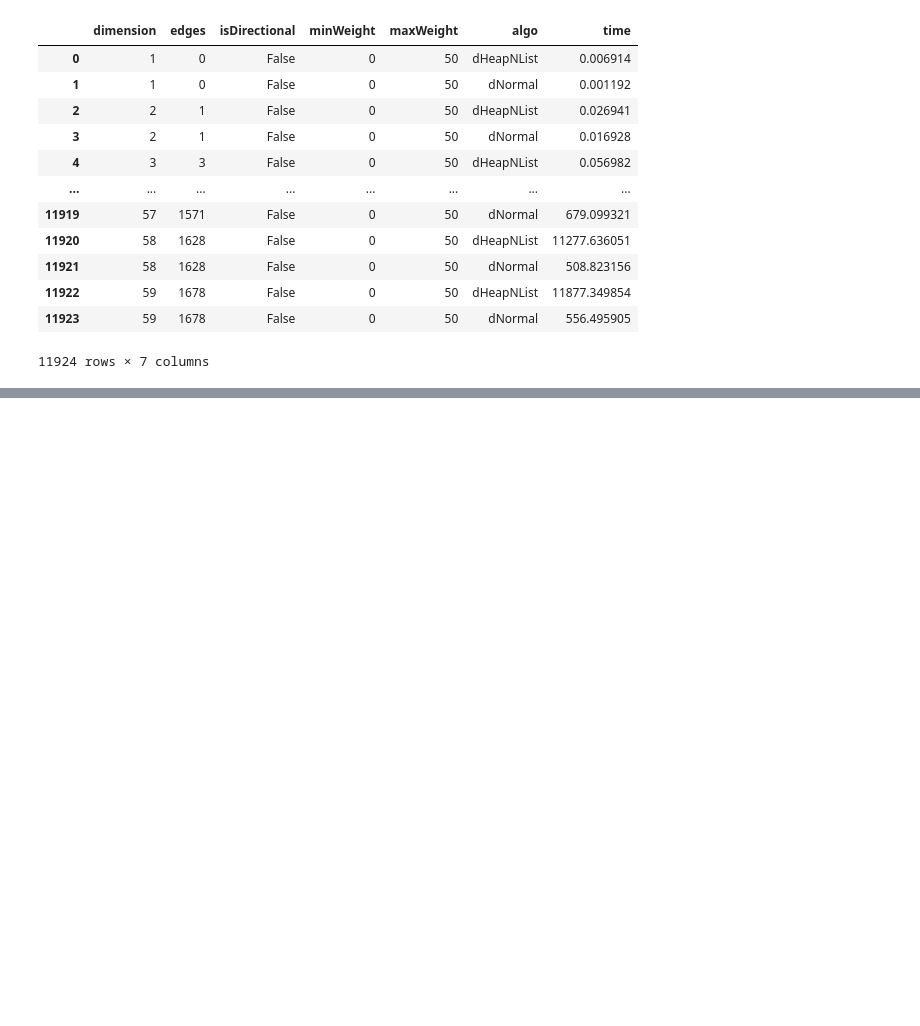
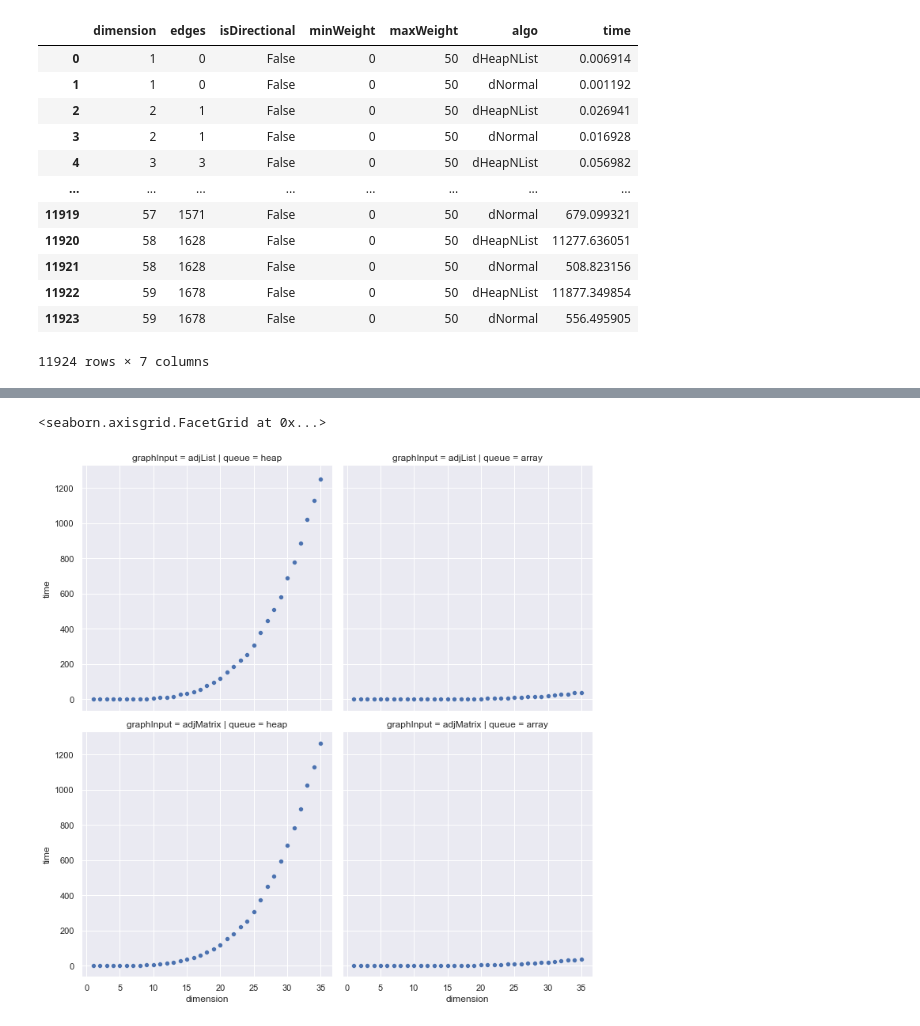
Before and after one commit to TsienJin/SC2001-Group-Projects, a Jupyter notebook: Proj2/Findings.ipynb, the cells around one changed output, grey strips where cells are left out. Saved outputs shown, nothing was run; the diff lists cells and outputs as text; code cells hidden in the pictures; blank space fills up the shorter version.

```diff
--- a/Proj2/Findings.ipynb
+++ b/Proj2/Findings.ipynb
@@ -33,0 +34,4 @@ initPlot.map(sns.scatterplot, "dimension", "time")
+# %%
+### Importing entire testing data
+compareAllFinding = pd.read_csv('./results/compareAllVar.csv')
+compareAllFinding
@@ -33,0 +52,7 @@ initPlot.map(sns.scatterplot, "dimension", "time")
+# %%
+### Plot for compare all data
+compareAllPlot = sns.FacetGrid(compareAllFinding, col='queue', row='graphInput',height=5)
+compareAllPlot.map(sns.scatterplot, "dimension", "time")
+# %% [output]
+<seaborn.axisgrid.FacetGrid at 0x...>
+[figure, added]
```
Also changed, not shown: parts of 3 cells of this notebook.
